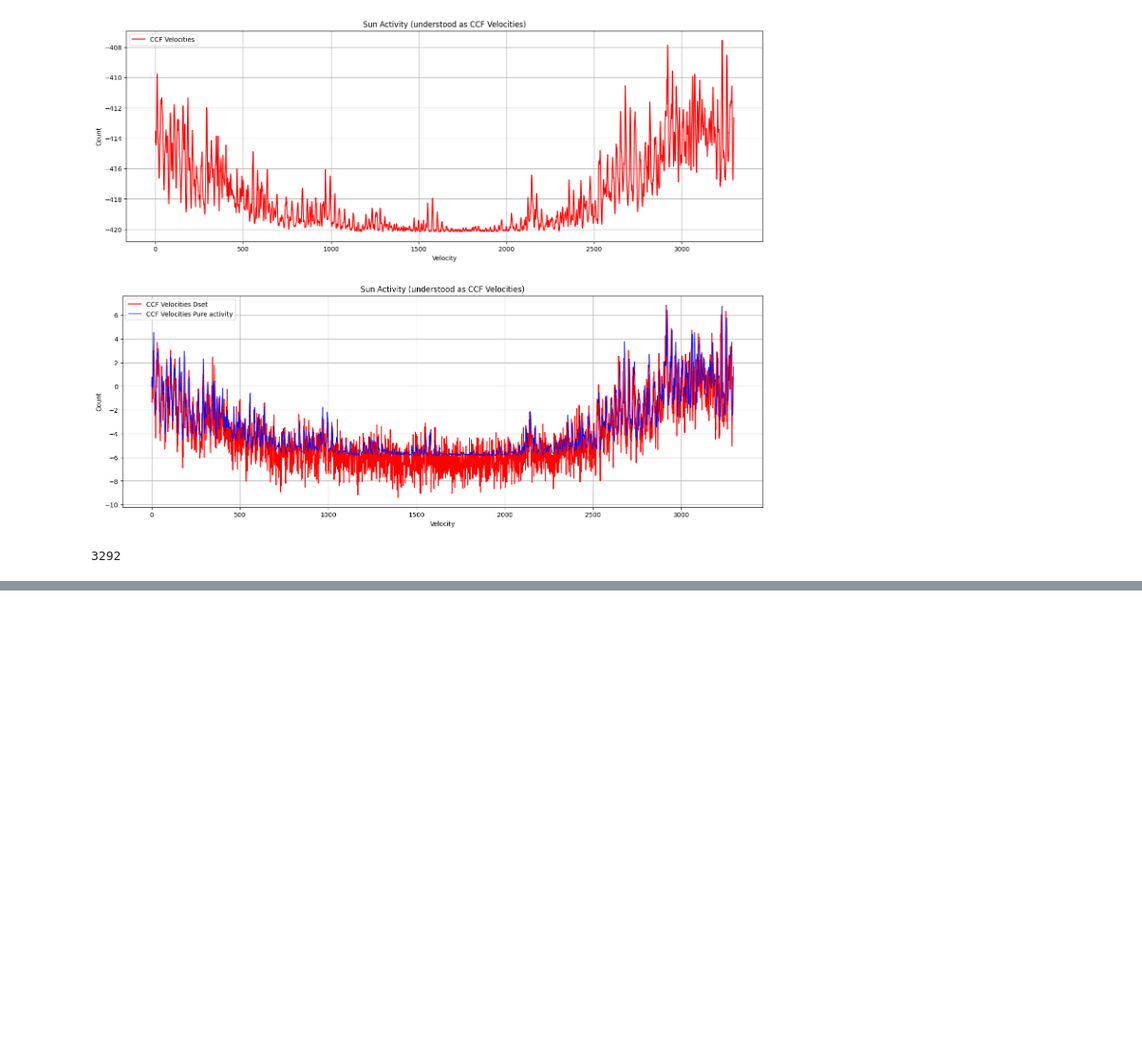
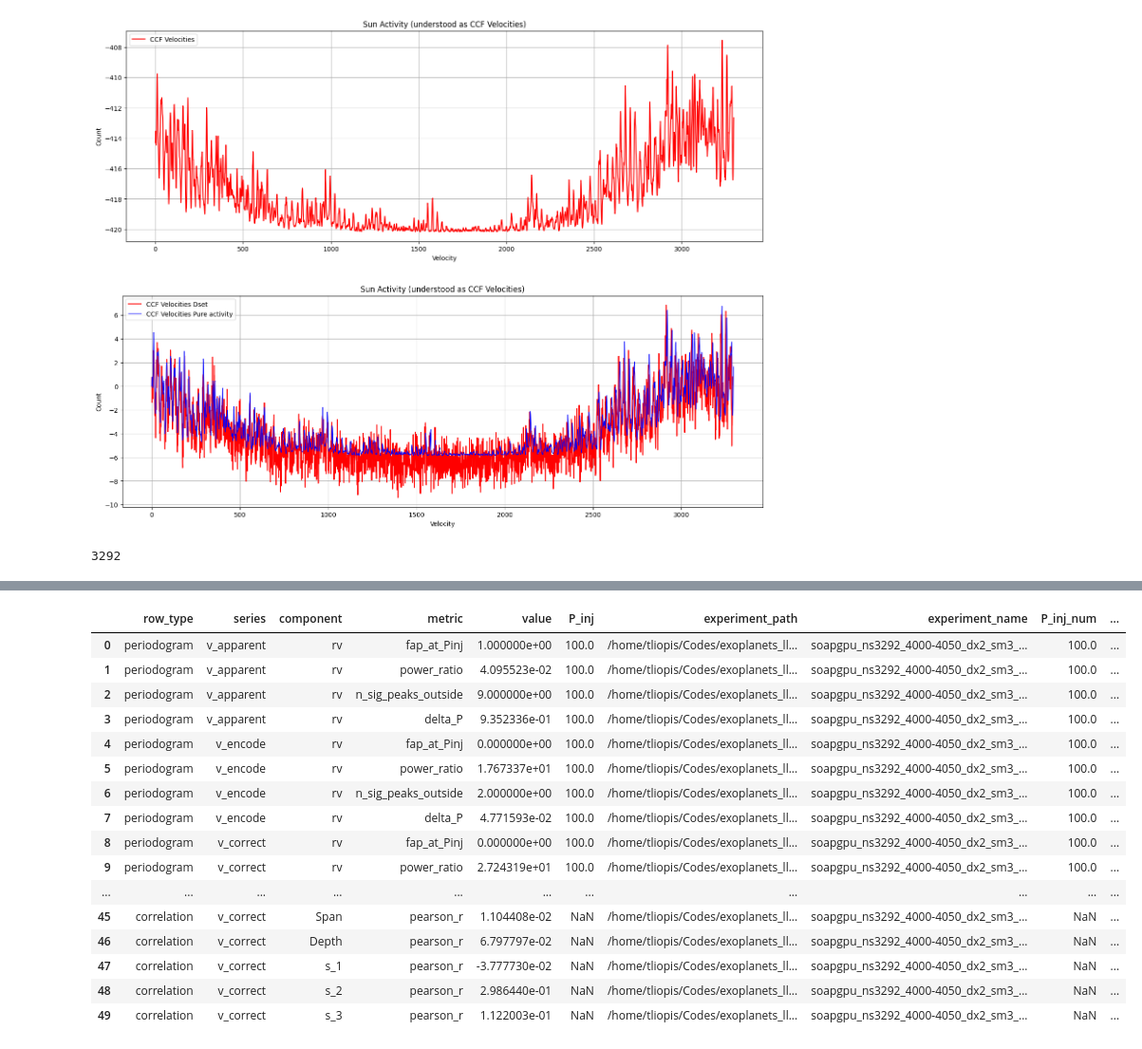
Before and after one commit to theollop/exoplanets_llopis_mary_2025, a Jupyter notebook: notebooks/sandbox.ipynb, the cells around one changed output, grey strips where cells are left out. Shown at 95% size. Saved outputs shown, nothing was run; the diff lists cells and outputs as text; code cells hidden in the pictures; blank space fills up the shorter version.

```diff
--- a/notebooks/sandbox.ipynb
+++ b/notebooks/sandbox.ipynb
@@ -474,3 +475,81 @@ plt.show()
 len(all_time_values)
 # %% [output]
 3292
+# %%
+# Aggregate all experiments' metrics into a single CSV and a pivot for easy sorting
+import os
+import glob
+import pandas as pd
+import numpy as np
+from IPython.display import display
+
+# Path to experiments root (adjust if needed)
+parent_dir = "/home/tliopis/Codes/exoplanets_llopis_mary_2025/experiments"
+
+out_combined = os.path.join(parent_dir, "combined_metrics.csv")
+out_pivot = os.path.join(parent_dir, "combined_metrics_pivot.csv")
+
+subfolders = [
+    os.path.join(parent_dir, d)
+    for d in os.listdir(parent_dir)
+    if os.path.isdir(os.path.join(parent_dir, d))
+]
+
+all_frames = []
+for path in subfolders:
+    metrics_path = os.path.join(path, "postprocessing/data/metrics.csv")
+    if not os.path.exists(metrics_path):
+        continue
+    try:
+        df = pd.read_csv(metrics_path)
+    except Exception as e:
+        print(f"Failed to read metrics at {metrics_path}: {e}")
+        continue
+    if df.empty:
+        continue
+
+    # add provenance columns
+    df["experiment_path"] = path
+    df["experiment_name"] = os.path.basename(path)
+
+    # normalize metric name typos (fap_at_PNj -> fap_at_Pinj)
+    if "metric" in df.columns:
+        df["metric"] = df["metric"].astype(str).replace({"fap_at_PNj": "fap_at_Pinj"})
+
+    # numeric conversions
+    if "P_inj" in df.columns:
+        df["P_inj_num"] = pd.to_numeric(df["P_inj"], errors="coerce")
+    else:
+        df["P_inj_num"] = np.nan
+
+    # try to coerce 'value' to numeric where possible
+    if "value" in df.columns:
+        df["value_num"] = pd.to_numeric(df["value"], errors="coerce")
+    else:
+        df["value_num"] = np.nan
+
+    all_frames.append(df)
+
+if len(all_frames) == 0:
+    print("No metrics.csv files found under experiments/; nothing to aggregate.")
+else:
+    combined = pd.concat(all_frames, ignore_index=True)
+    # save full merged rows (raw form)
+    combined.to_csv(out_combined, index=False)
+    print(f"Saved combined metrics rows to: {out_combined}")
+    display(combined.head(50))
+
+    # build a convenient pivot table: one row per (experiment_name, experiment_path, P_inj_num)
+    if "metric" in combined.columns:
+        pivot = combined.pivot_table(index=["experiment_name", "experiment_path", "P_inj_num"],
+                                     columns="metric",
+                                     values="value_num",
+                                     aggfunc="first").reset_index()
+        pivot.to_csv(out_pivot, index=False)
+        print(f"Saved pivot table to: {out_pivot}")
+        display(pivot.head(50))
+    else:
+        print("No 'metric' column in combined file; pivot not created.")
+
+print("Done.")
+# %% [output]
@@ -476,0 +557,17 @@ len(all_time_values)
+|  | row_type | series | component | metric | value | P_inj | experiment_path | experiment_name | P_inj_num | ... |
+| 0 | periodogram | v_apparent | rv | fap_at_Pinj | 1.000000e+00 | 100.0 | /home/tliopis/Codes/exoplanets_ll... | soapgpu_ns3292_4000-4050_dx2_sm3_... | 100.0 | ... |
+| 1 | periodogram | v_apparent | rv | power_ratio | 4.095523e-02 | 100.0 | /home/tliopis/Codes/exoplanets_ll... | soapgpu_ns3292_4000-4050_dx2_sm3_... | 100.0 | ... |
+| 2 | periodogram | v_apparent | rv | n_sig_peaks_outside | 9.000000e+00 | 100.0 | /home/tliopis/Codes/exoplanets_ll... | soapgpu_ns3292_4000-4050_dx2_sm3_... | 100.0 | ... |
+| 3 | periodogram | v_apparent | rv | delta_P | 9.352336e-01 | 100.0 | /home/tliopis/Codes/exoplanets_ll... | soapgpu_ns3292_4000-4050_dx2_sm3_... | 100.0 | ... |
+| 4 | periodogram | v_encode | rv | fap_at_Pinj | 0.000000e+00 | 100.0 | /home/tliopis/Codes/exoplanets_ll... | soapgpu_ns3292_4000-4050_dx2_sm3_... | 100.0 | ... |
+| 5 | periodogram | v_encode | rv | power_ratio | 1.767337e+01 | 100.0 | /home/tliopis/Codes/exoplanets_ll... | soapgpu_ns3292_4000-4050_dx2_sm3_... | 100.0 | ... |
+| 6 | periodogram | v_encode | rv | n_sig_peaks_outside | 2.000000e+00 | 100.0 | /home/tliopis/Codes/exoplanets_ll... | soapgpu_ns3292_4000-4050_dx2_sm3_... | 100.0 | ... |
+| 7 | periodogram | v_encode | rv | delta_P | 4.771593e-02 | 100.0 | /home/tliopis/Codes/exoplanets_ll... | soapgpu_ns3292_4000-4050_dx2_sm3_... | 100.0 | ... |
+| 8 | periodogram | v_correct | rv | fap_at_Pinj | 0.000000e+00 | 100.0 | /home/tliopis/Codes/exoplanets_ll... | soapgpu_ns3292_4000-4050_dx2_sm3_... | 100.0 | ... |
+| 9 | periodogram | v_correct | rv | power_ratio | 2.724319e+01 | 100.0 | /home/tliopis/Codes/exoplanets_ll... | soapgpu_ns3292_4000-4050_dx2_sm3_... | 100.0 | ... |
+| ... | ... | ... | ... | ... | ... | ... | ... | ... | ... | ... |
+| 45 | correlation | v_correct | Span | pearson_r | 1.104408e-02 | NaN | /home/tliopis/Codes/exoplanets_ll... | soapgpu_ns3292_4000-4050_dx2_sm3_... | NaN | ... |
+| 46 | correlation | v_correct | Depth | pearson_r | 6.797797e-02 | NaN | /home/tliopis/Codes/exoplanets_ll... | soapgpu_ns3292_4000-4050_dx2_sm3_... | NaN | ... |
+| 47 | correlation | v_correct | s_1 | pearson_r | -3.777730e-02 | NaN | /home/tliopis/Codes/exoplanets_ll... | soapgpu_ns3292_4000-4050_dx2_sm3_... | NaN | ... |
+| 48 | correlation | v_correct | s_2 | pearson_r | 2.986440e-01 | NaN | /home/tliopis/Codes/exoplanets_ll... | soapgpu_ns3292_4000-4050_dx2_sm3_... | NaN | ... |
+| 49 | correlation | v_correct | s_3 | pearson_r | 1.122003e-01 | NaN | /home/tliopis/Codes/exoplanets_ll... | soapgpu_ns3292_4000-4050_dx2_sm3_... | NaN | ... |
```
Also changed, not shown: parts of 6 cells of this notebook, 7 other files.
